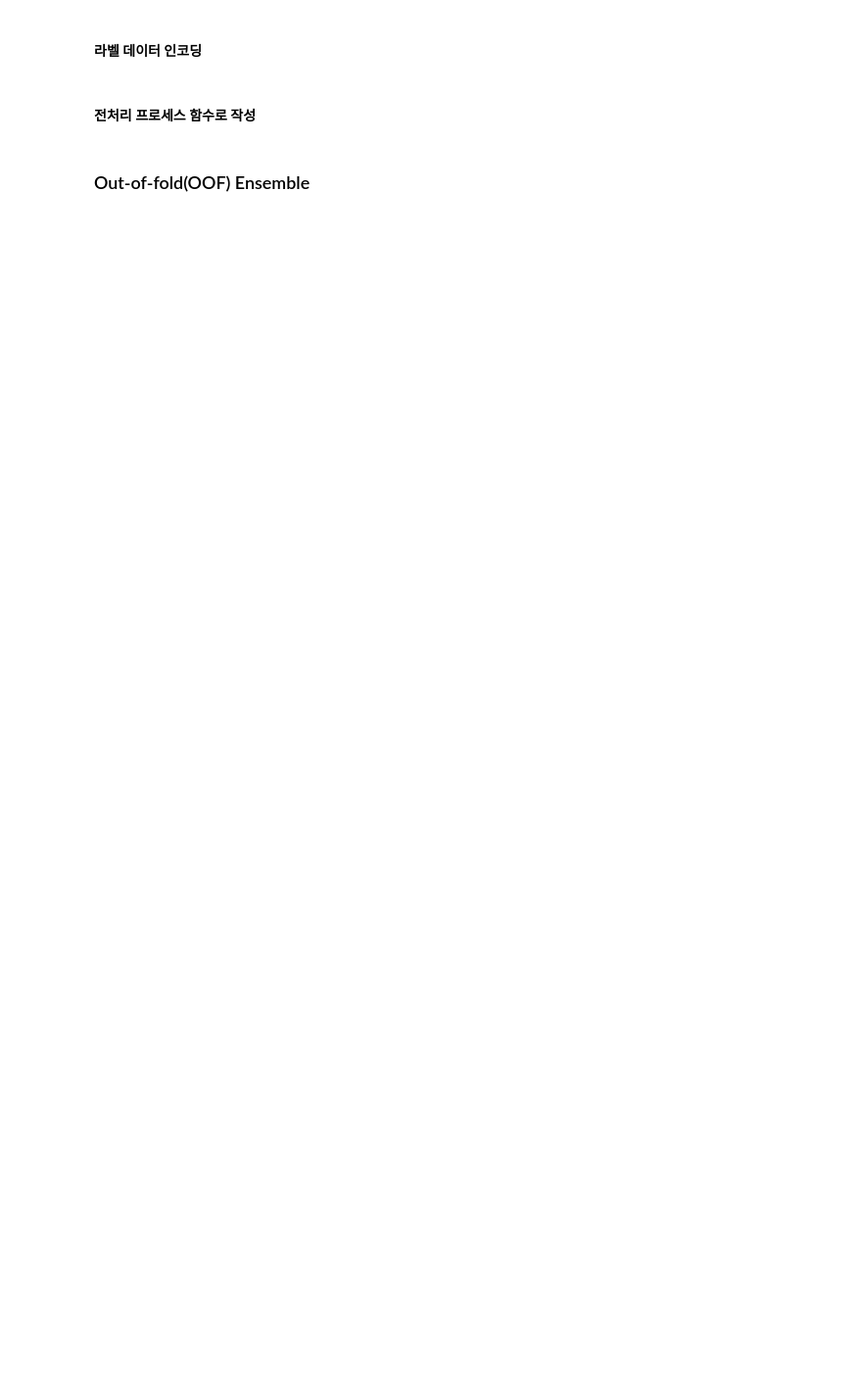
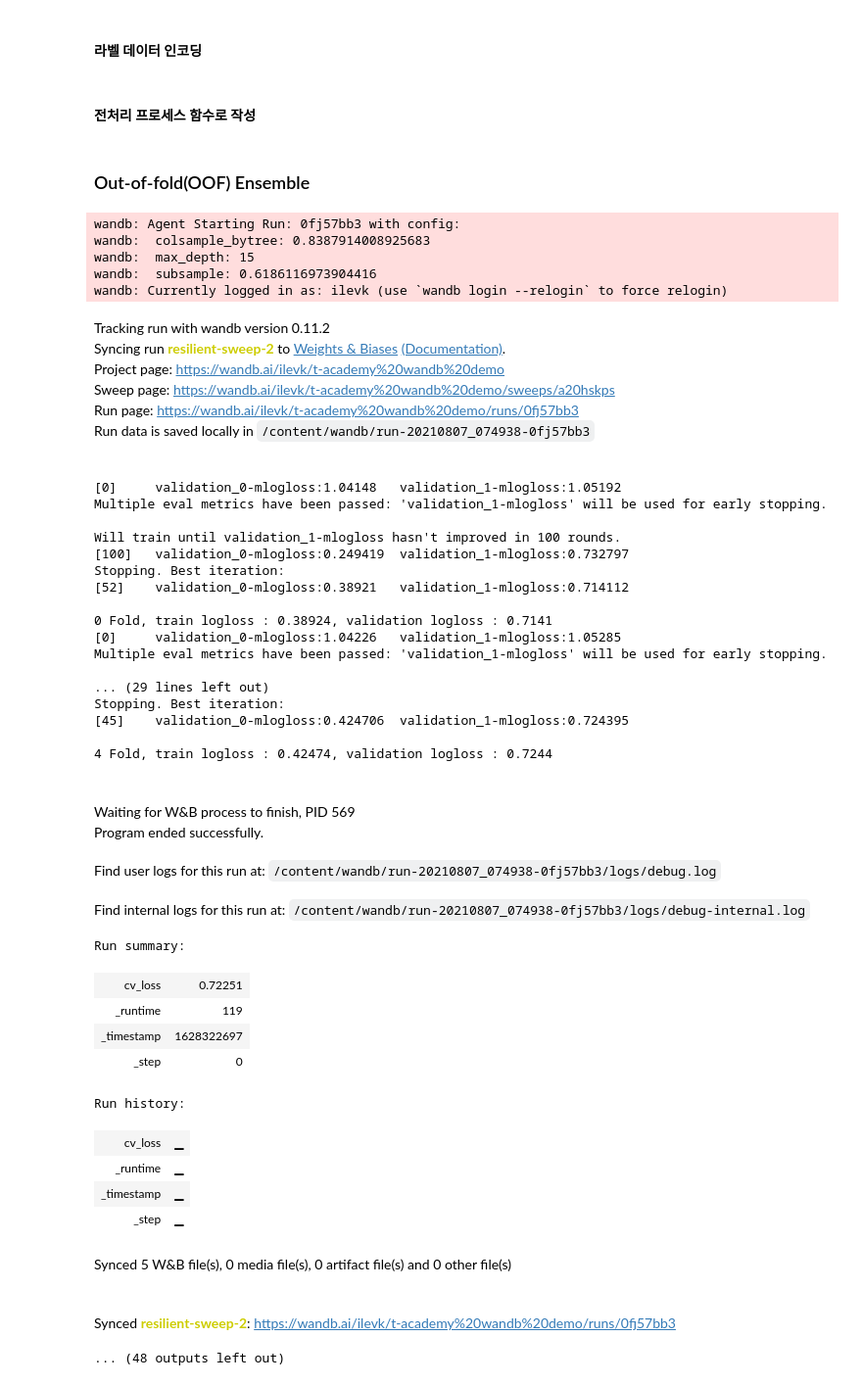
Before and after one commit to chl8469/Kaggle_practice, a Jupyter notebook: Lab_04) WanDB.ipynb, the cells around one changed output. Shown at 98% size. Saved outputs shown, nothing was run; the diff lists cells and outputs as text; code cells hidden in the pictures; blank space fills up the shorter version.

```diff
--- a/Lab_04) WanDB.ipynb
+++ b/Lab_04) WanDB.ipynb
@@ -58,5 +109,5 @@ n_cpus = multiprocessing.cpu_count()
 # %%
-BASE_DIR = ''
+BASE_DIR = '/content/drive/MyDrive/[2021_07]_T아카데미'
 
 train_path = join(BASE_DIR, 'data', 'MDC14', 'train.csv')
 test_path  = join(BASE_DIR, 'data', 'MDC14', 'test.csv')
@@ -144,30 +201,77 @@ def train():
             x_valid, y_valid = data.iloc[val_idx, :], label.iloc[val_idx,]
 
             # 전처리
             x_train, x_valid, x_test = preprocess(x_train, x_valid, test)
 
             # 모델 정의
             model = XGBClassifier(n_estimators=1000,
                                   max_depth=params['max_depth'],
                                   subsample=params['subsample'],
                                   colsample_bytree=params['colsample_bytree'],
+                                  tree_method='gpu_hist',
                                   n_jobs=n_cpus-1)
 
             # 모델 학습
             model.fit(x_train, y_train,
                       eval_metric='mlogloss',
                       eval_set=[[x_train, y_train], [x_valid, y_valid]],
                       early_stopping_rounds=100,
                       verbose=100)
 
             # 훈련, 검증 데이터 log_loss 확인
             trn_logloss = log_loss(y_train, model.predict_proba(x_train))
             val_logloss = log_loss(y_valid, model.predict_proba(x_valid))
             print('{} Fold, train logloss : {:.4f}4, validation logloss : {:.4f}'.format(i, trn_logloss, val_logloss))
 
             val_scores.append(val_logloss)
 
         metrics = {"cv_loss": np.mean(val_scores)}
         wandb.log(metrics)
 count = 5
 wandb.agent(sweep_id, function=train, count=count)
+# %% [output]
+wandb: Agent Starting Run: 0fj57bb3 with config:
+wandb:  colsample_bytree: 0.8387914008925683
+wandb:  max_depth: 15
+wandb:  subsample: 0.6186116973904416
+wandb: Currently logged in as: ilevk (use `wandb login --relogin` to force relogin)
+Tracking run with wandb version 0.11.2
+Syncing run resilient-sweep-2 to Weights & Biases (Documentation).
+Project page: https://wandb.ai/ilevk/t-academy%20wandb%20demo
+Sweep page: https://wandb.ai/ilevk/t-academy%20wandb%20demo/sweeps/a20hskps
+Run page: https://wandb.ai/ilevk/t-academy%20wandb%20demo/runs/0fj57bb3
+Run data is saved locally in /content/wandb/run-20210807_074938-0fj57bb3
+[0]     validation_0-mlogloss:1.04148   validation_1-mlogloss:1.05192
+Multiple eval metrics have been passed: 'validation_1-mlogloss' will be used for early stopping.
+
+Will train until validation_1-mlogloss hasn't improved in 100 rounds.
+[100]   validation_0-mlogloss:0.249419  validation_1-mlogloss:0.732797
+Stopping. Best iteration:
+[52]    validation_0-mlogloss:0.38921   validation_1-mlogloss:0.714112
+
+0 Fold, train logloss : 0.38924, validation logloss : 0.7141
+[0]     validation_0-mlogloss:1.04226   validation_1-mlogloss:1.05285
+Multiple eval metrics have been passed: 'validation_1-mlogloss' will be used for early stopping.
+
+... (29 lines left out)
+Stopping. Best iteration:
+[45]    validation_0-mlogloss:0.424706  validation_1-mlogloss:0.724395
+
+4 Fold, train logloss : 0.42474, validation logloss : 0.7244
+Waiting for W&B process to finish, PID 569
+Program ended successfully.
+Find user logs for this run at: /content/wandb/run-20210807_074938-0fj57bb3/logs/debug.log
+Find internal logs for this run at: /content/wandb/run-20210807_074938-0fj57bb3/logs/debug-internal.log
+Run summary:
+| cv_loss | 0.72251 |
+| _runtime | 119 |
+| _timestamp | 1628322697 |
+| _step | 0 |
+Run history:
+| cv_loss | ▁ |
+| _runtime | ▁ |
+| _timestamp | ▁ |
+| _step | ▁ |
+Synced 5 W&B file(s), 0 media file(s), 0 artifact file(s) and 0 other file(s)
+Synced resilient-sweep-2: https://wandb.ai/ilevk/t-academy%20wandb%20demo/runs/0fj57bb3
+... (48 outputs left out)
```
Also changed, not shown: parts of 4 cells of this notebook, 26 other files.
